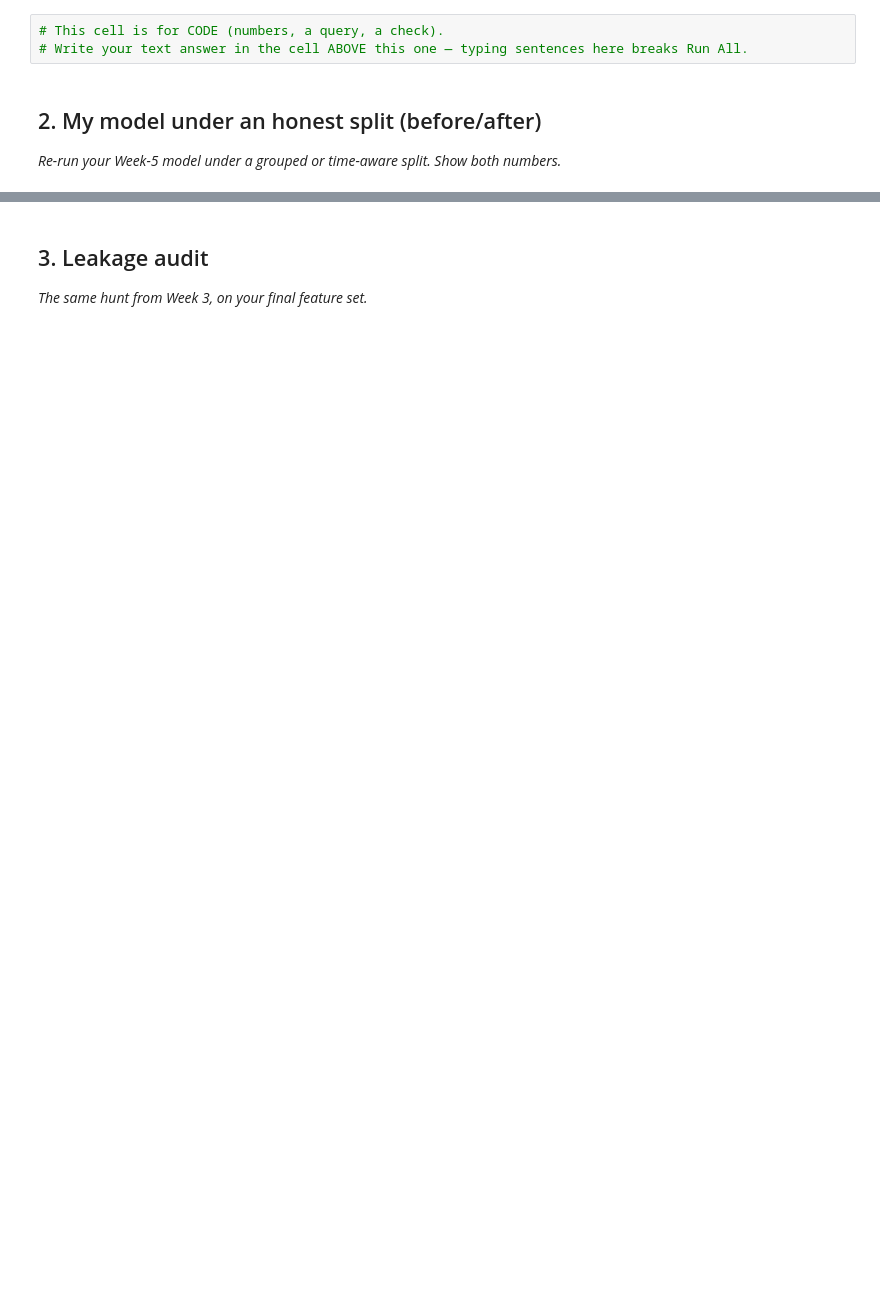
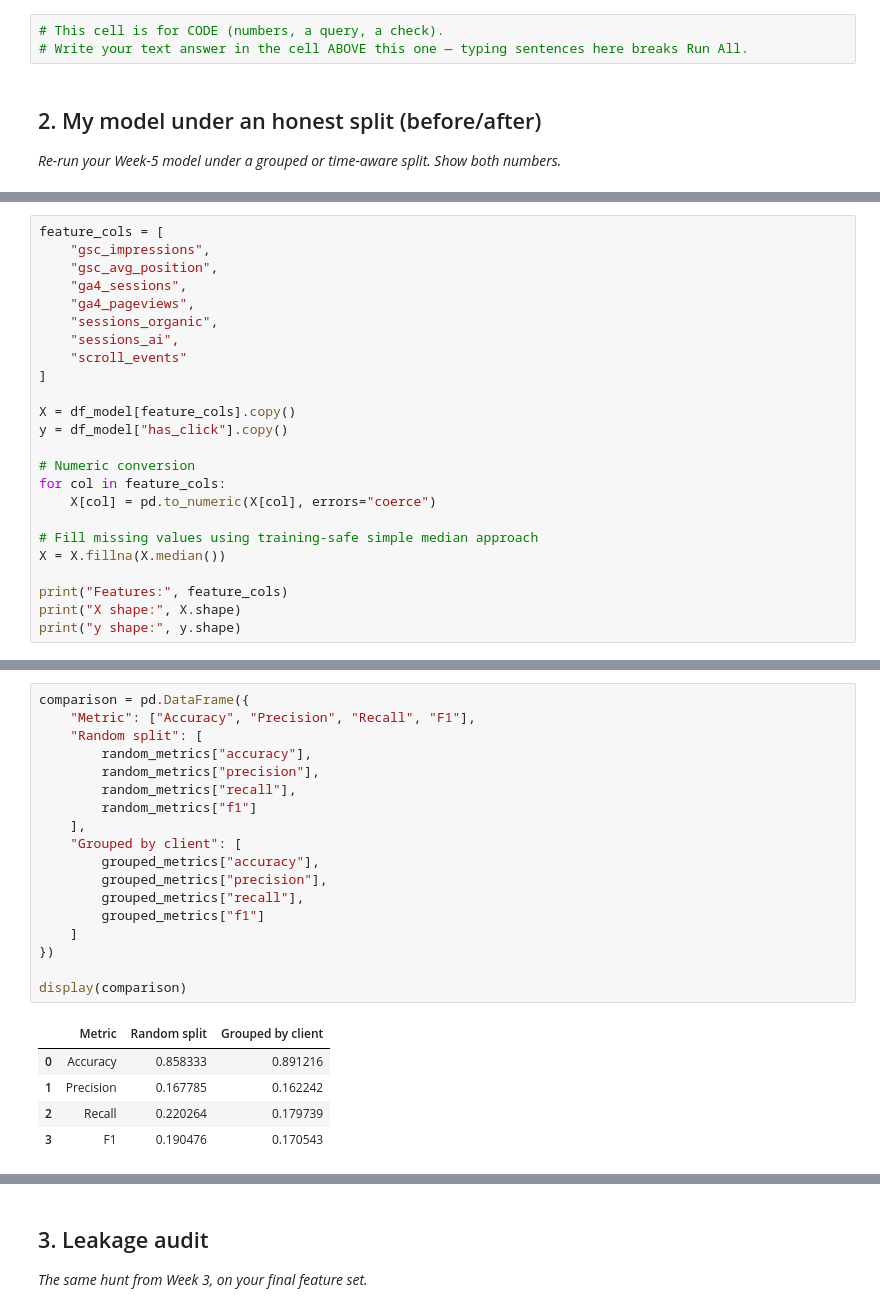
Before and after one commit to aamr8010/flyrank-ml-internship, a Jupyter notebook: work/notebooks/w06_validation_audit.ipynb, the cells around one changed output, grey strips where cells are left out. Saved outputs shown, nothing was run; the diff lists cells and outputs as text; blank space fills up the shorter version.

```diff
--- a/work/notebooks/w06_validation_audit.ipynb
+++ b/work/notebooks/w06_validation_audit.ipynb
@@ -22,0 +107,24 @@ This skeleton is yours to fill. Work the sections **in order** — each one has
+# %%
+feature_cols = [
+    "gsc_impressions",
+    "gsc_avg_position",
+    "ga4_sessions",
+    "ga4_pageviews",
+    "sessions_organic",
+    "sessions_ai",
+    "scroll_events"
+]
+
+X = df_model[feature_cols].copy()
+y = df_model["has_click"].copy()
+
+# Numeric conversion
+for col in feature_cols:
+    X[col] = pd.to_numeric(X[col], errors="coerce")
+
+# Fill missing values using training-safe simple median approach
+X = X.fillna(X.median())
+
+print("Features:", feature_cols)
+print("X shape:", X.shape)
+print("y shape:", y.shape)
@@ -22,0 +221,24 @@ This skeleton is yours to fill. Work the sections **in order** — each one has
+# %%
+comparison = pd.DataFrame({
+    "Metric": ["Accuracy", "Precision", "Recall", "F1"],
+    "Random split": [
+        random_metrics["accuracy"],
+        random_metrics["precision"],
+        random_metrics["recall"],
+        random_metrics["f1"]
+    ],
+    "Grouped by client": [
+        grouped_metrics["accuracy"],
+        grouped_metrics["precision"],
+        grouped_metrics["recall"],
+        grouped_metrics["f1"]
+    ]
+})
+
+display(comparison)
+# %% [output]
+|  | Metric | Random split | Grouped by client |
+| 0 | Accuracy | 0.858333 | 0.891216 |
+| 1 | Precision | 0.167785 | 0.162242 |
+| 2 | Recall | 0.220264 | 0.179739 |
+| 3 | F1 | 0.190476 | 0.170543 |
```
Also changed, not shown: parts of 17 cells of this notebook.
